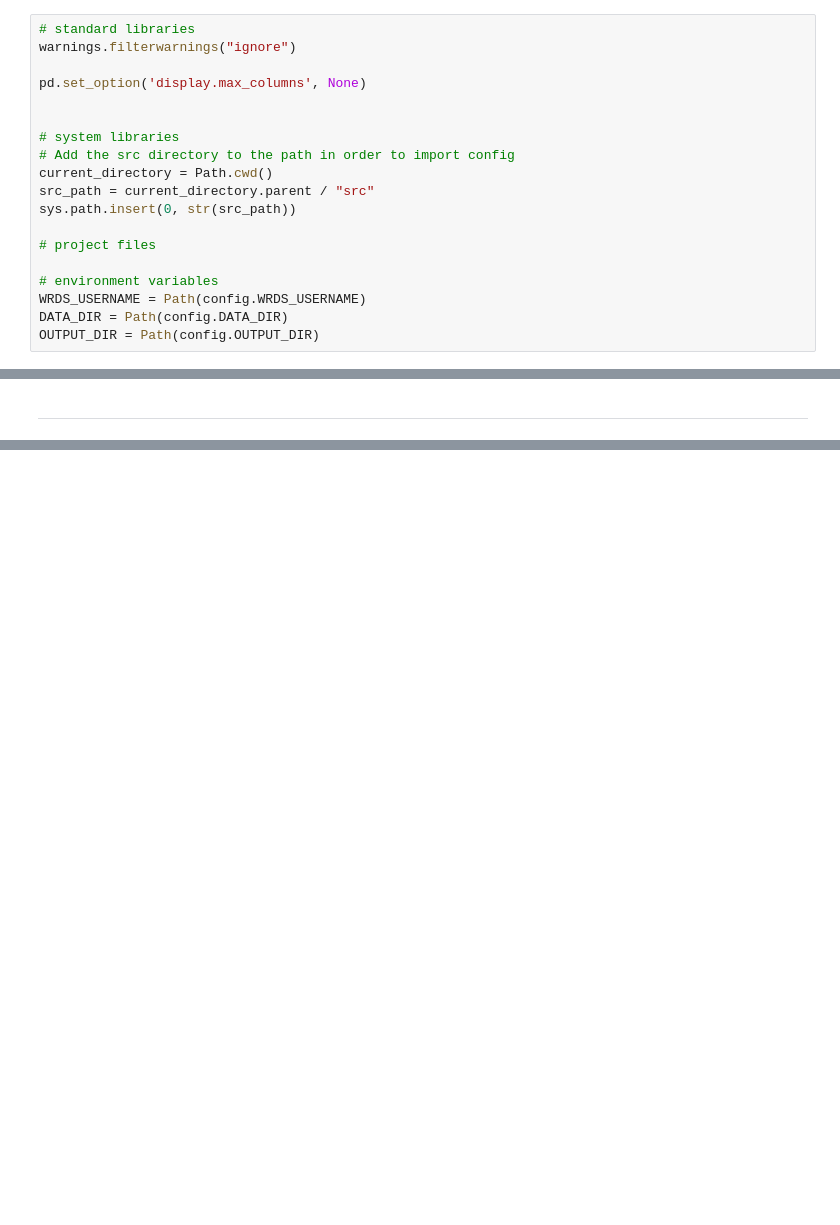
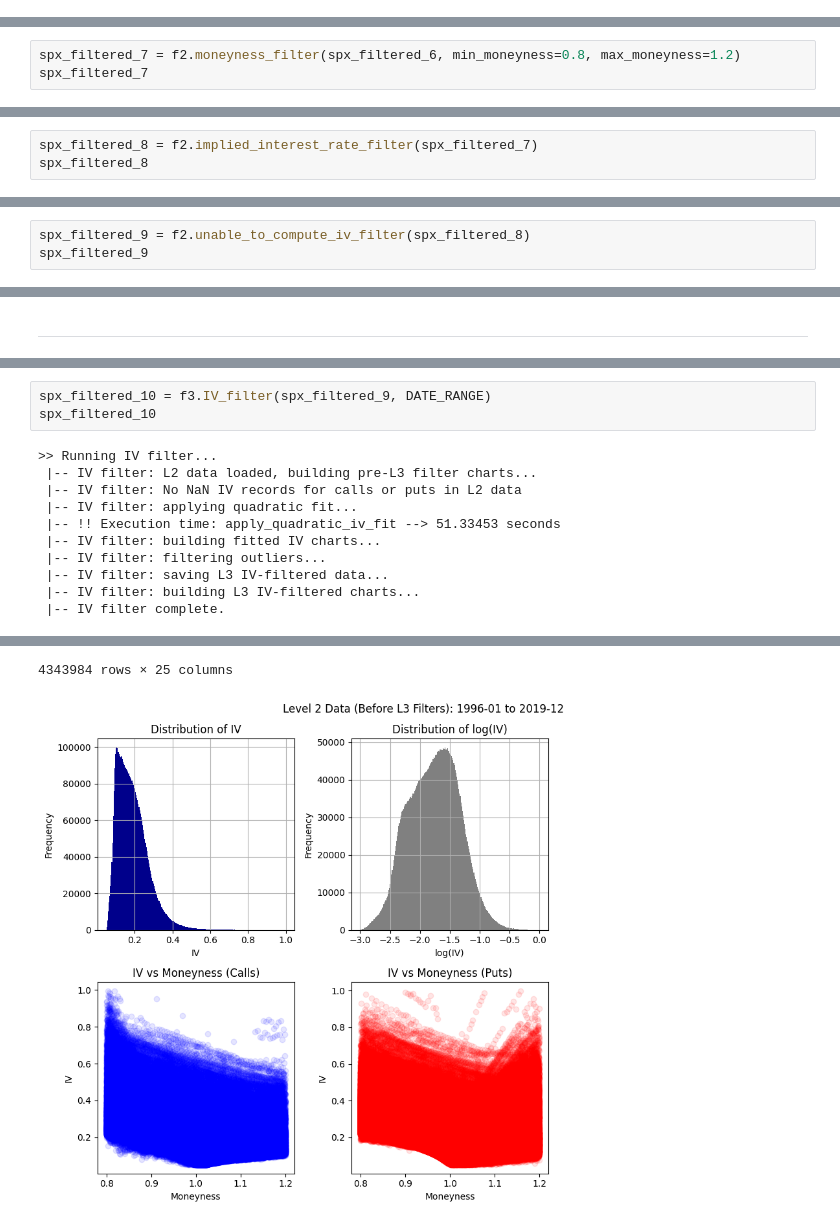
Before and after one commit to jmbejara/constantinides_2013_options, a Jupyter notebook: notebooks/combined_filters.ipynb, the cells around one changed output, grey strips where cells are left out. Drawn from its saved outputs; the diff is of its cells as text; blank space fills up the shorter version.

Commit message:
data filters cleaned up and complete

```diff
--- a/notebooks/combined_filters.ipynb
+++ b/notebooks/combined_filters.ipynb
@@ -858,19 +555,0 @@ table_b1_df
-# %%
-# standard libraries
-warnings.filterwarnings("ignore")
-
-pd.set_option('display.max_columns', None)
-
-
-# system libraries
-# Add the src directory to the path in order to import config
-current_directory = Path.cwd()
-src_path = current_directory.parent / "src"
-sys.path.insert(0, str(src_path))
-
-# project files
-
-# environment variables
-WRDS_USERNAME = Path(config.WRDS_USERNAME)
-DATA_DIR = Path(config.DATA_DIR)
-OUTPUT_DIR = Path(config.OUTPUT_DIR)
@@ -1270,0 +556,3 @@ display(error_in_deletions.style.format('{:.1%}'))
+# %%
+spx_filtered_7 = f2.moneyness_filter(spx_filtered_6, min_moneyness=0.8, max_moneyness=1.2)
+spx_filtered_7
@@ -1270,0 +583,3 @@ display(error_in_deletions.style.format('{:.1%}'))
+# %%
+spx_filtered_8 = f2.implied_interest_rate_filter(spx_filtered_7)
+spx_filtered_8
@@ -1270,0 +615,3 @@ display(error_in_deletions.style.format('{:.1%}'))
+# %%
+spx_filtered_9 = f2.unable_to_compute_iv_filter(spx_filtered_8)
+spx_filtered_9
@@ -1277,0 +651,14 @@ Next we compute implied volatilities based on the put-call parity implied intere
+# %%
+spx_filtered_10 = f3.IV_filter(spx_filtered_9, DATE_RANGE)
+spx_filtered_10
+# %% [output]
+>> Running IV filter...
+ |-- IV filter: L2 data loaded, building pre-L3 filter charts...
+ |-- IV filter: No NaN IV records for calls or puts in L2 data
+ |-- IV filter: applying quadratic fit...
+ |-- !! Execution time: apply_quadratic_iv_fit --> 51.33453 seconds
+ |-- IV filter: building fitted IV charts...
+ |-- IV filter: filtering outliers...
+ |-- IV filter: saving L3 IV-filtered data...
+ |-- IV filter: building L3 IV-filtered charts...
+ |-- IV filter complete.
@@ -1277,0 +678,2 @@ Next we compute implied volatilities based on the put-call parity implied intere
+4343984 rows × 25 columns
+[figure, added]
```
Also changed, not shown: parts of 96 cells of this notebook, 3 other files.
